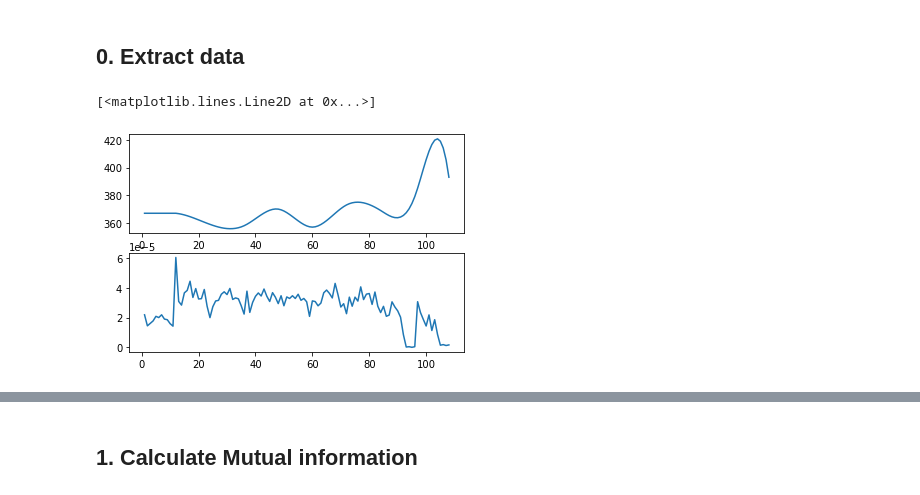
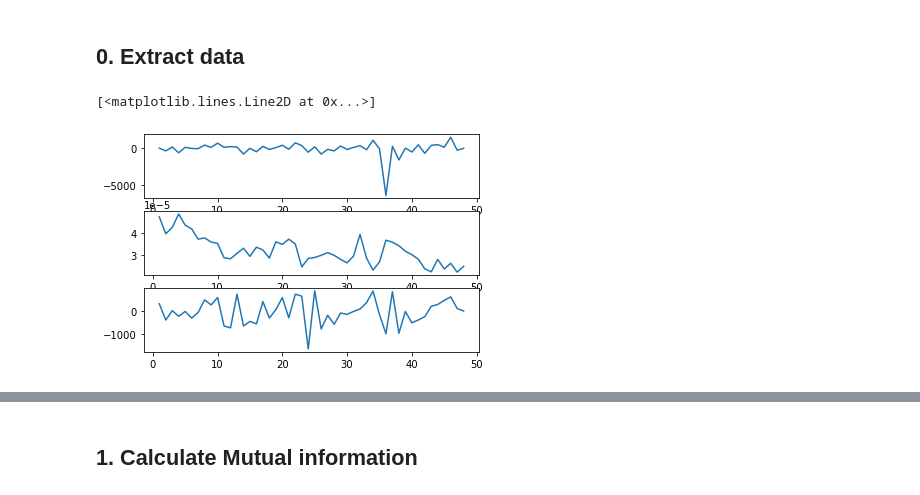
Before and after one commit to cenxi-si/DS-industry-project-group35, a Jupyter notebook: drafts/CCM_Tweets_vs_Crime_oldversion.ipynb, the cells around one changed output, grey strips where cells are left out. Saved outputs shown, nothing was run; the diff lists cells and outputs as text; code cells hidden in the pictures.

```diff
--- a/drafts/CCM_Tweets_vs_Crime_oldversion.ipynb
+++ b/drafts/CCM_Tweets_vs_Crime_oldversion.ipynb
@@ -107,0 +55,12 @@ data
+# %%
+data = pd.read_csv('/Users/sicenxi/Documents/GitHub/DS-industry-project-group35/data/merged_data.csv',index_col=0)
+data = pd.merge(data, crime_agg, left_on=['USstate', 'year', 'month'],
+         right_on=['USstate', 'year', 'month'], how='right')
+data = data.groupby(['year','month']).sum()
+data['shifted_crime_counts'] = data['crime_counts'] - data['crime_counts'].shift(-1)
+data['shifted_crime_counts'] = data['shifted_crime_counts'].fillna(0)
+data['shifted_rape_total'] = data['actual_rape_total'] - data['actual_rape_total'].shift(-1)
+data['shifted_rape_total'] = data['shifted_rape_total'].fillna(0)
+data['misogyny_proportion'] = data['nTweets_y'] / data['nTweets_x']
+data = data.drop(columns=['nTweets_x','nTweets_y','actual_rape_total','crime_counts','population','cost_of_living_index','Number of establishments (ESTAB)'])
+data.head()
@@ -108,16 +75,17 @@ data
 # %% [markdown]
 ## 0. Extract data
 # %%
-x1_alcohol = data['Number of establishments (ESTAB)'].to_numpy()
-x2_crime = data['crime_proportion'].to_numpy()
-x3_tweets = data['misogyny_proportion'].to_numpy()
+x1_crime = data['shifted_crime_counts'].to_numpy()
+x2_tweet = data['misogyny_proportion'].to_numpy()
+x3_rape = data['shifted_rape_total'].to_numpy()
 # %%
-fig,ax = plt.subplots(nrows=2,sharex=False,sharey=False)
-ax[0].plot(np.arange(1,109),x1_alcohol)
-ax[1].plot(np.arange(1,109),x2_crime)
+fig,ax = plt.subplots(nrows=3,sharex=False,sharey=False)
+ax[0].plot(np.arange(1,49),x1_crime)
+ax[1].plot(np.arange(1,49),x2_tweet)
+ax[2].plot(np.arange(1,49),x3_rape)
 # %% [output]
 [<matplotlib.lines.Line2D at 0x...>]
-[figure, old version]
+[figure, new version]
 # %%
 corr = data.corr() #reference correlation
 corr
```
Also changed, not shown: parts of 24 cells of this notebook.
